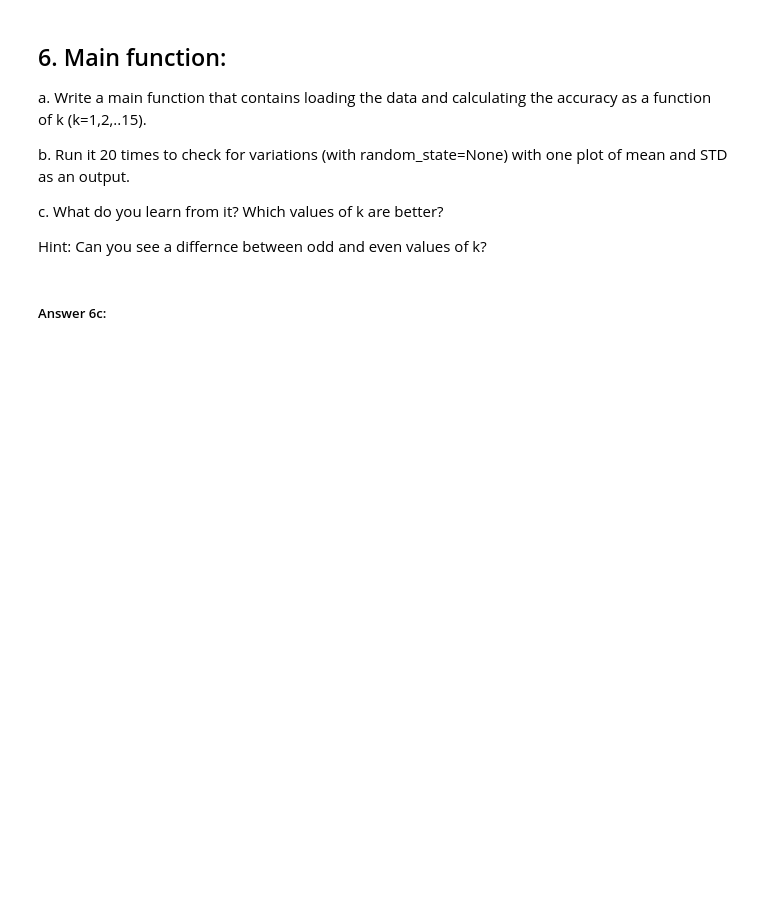
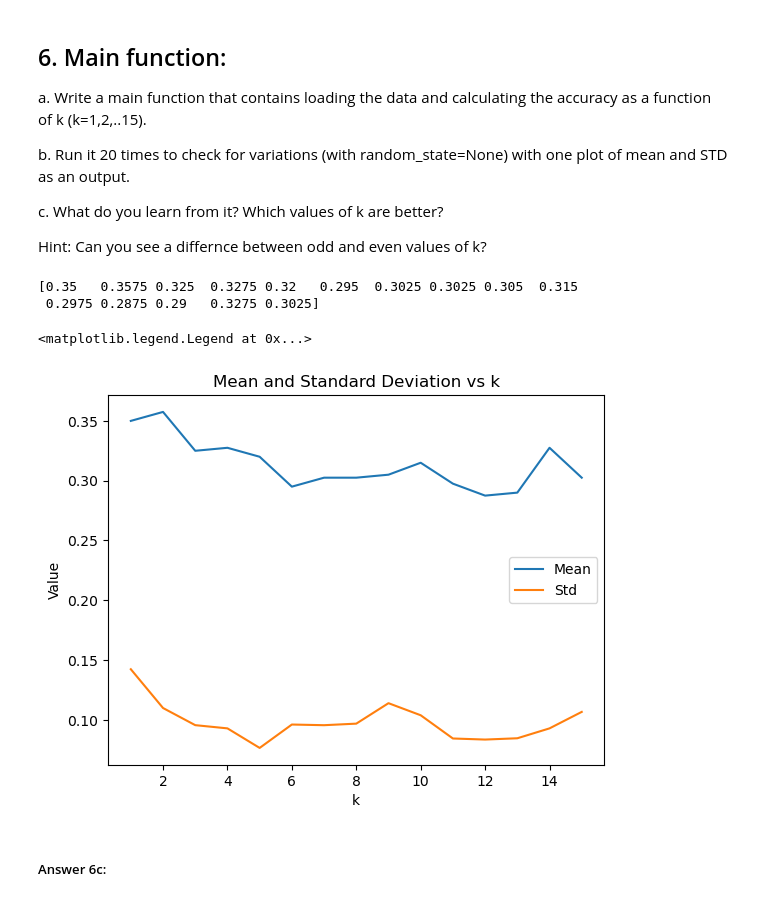
Before and after one commit to MichalZamberg/Hub, a Jupyter notebook: ex_home_KNN.ipynb, the cells around one changed output. Saved outputs shown, nothing was run; the diff lists cells and outputs as text; code cells hidden in the pictures; blank space fills up the shorter version.

```diff
--- a/ex_home_KNN.ipynb
+++ b/ex_home_KNN.ipynb
@@ -56,3 +96,8 @@ Write a function `calc_distance` that calculates the distance between a given po
 Hint: find a function that does it (e.g. in sklearn) or write it yourself. Check that the point shape is correct.
 # %%
 # Question 2
+def calc_distance(x,y):
+    dist = pairwise_distances([x], y, metric='euclidean').flatten()
+    return dist
+dist=calc_distance(X_train[0,:], X_train[:4,:])
+dist
@@ -100,8 +192,36 @@ c. What do you learn from it? Which values of k are better?
 Hint: Can you see a differnce between odd and even values of k?
 # %%
 # Question 6a
+def main(RandState,largest_k):
+    iris=datasets.load_iris()
+    X_train, X_test, y_train, y_test = train_test_split(iris.data,iris.target,test_size=20, random_state=RandState)
+    Ks=range(1,largest_k+1)
+    accuracy=accuracy_per_k(X_test,Y_test,X_train,Y_train,Ks)
+    return accuracy
 # %%
 # Question 6b
+accuracy = np.empty((0, 15))
+for n in range(1,21):
+    new_row=main(None,15)
+    # print(new_row)
+    accuracy = np.vstack([accuracy, new_row])
+
+means = np.mean(accuracy, axis=0)
+stds = np.std(accuracy, axis=0)
+
+print(means)
+plt.plot(range(1,16), means, label='Mean')
+plt.plot(range(1,16), stds, label='Std')
+
+plt.xlabel('k')
+plt.ylabel('Value')
+plt.title('Mean and Standard Deviation vs k')
+plt.legend()
+# %% [output]
+[0.35   0.3575 0.325  0.3275 0.32   0.295  0.3025 0.3025 0.305  0.315
+ 0.2975 0.2875 0.29   0.3275 0.3025]
+<matplotlib.legend.Legend at 0x...>
+[figure, added]
 # %% [markdown]
 ##### Answer 6c:
 # %% [markdown]
```
Also changed, not shown: parts of 12 cells of this notebook, 7 other files.
